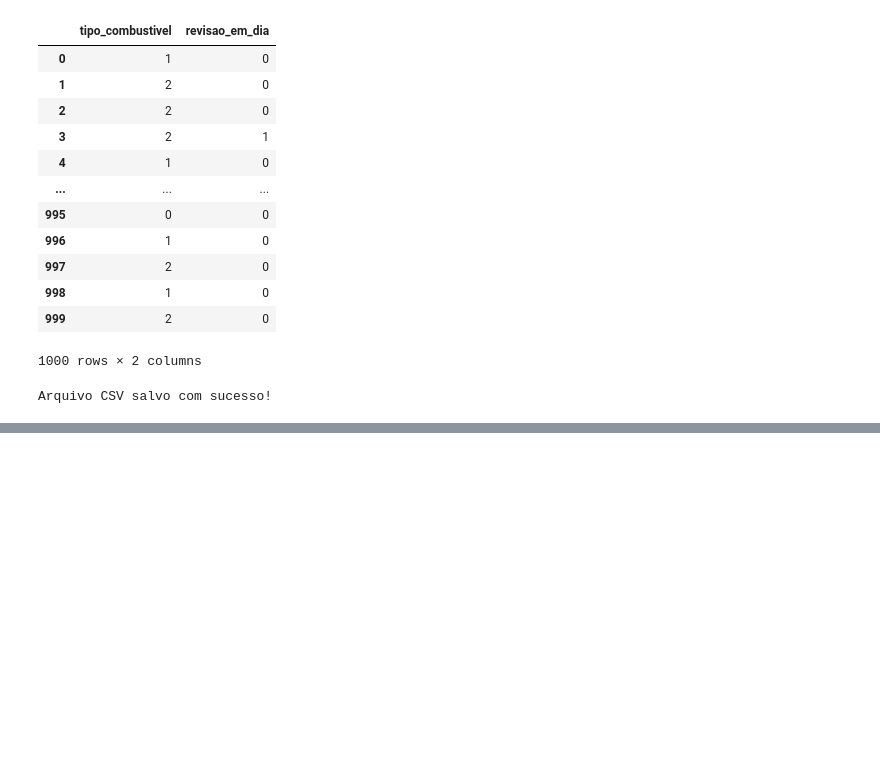
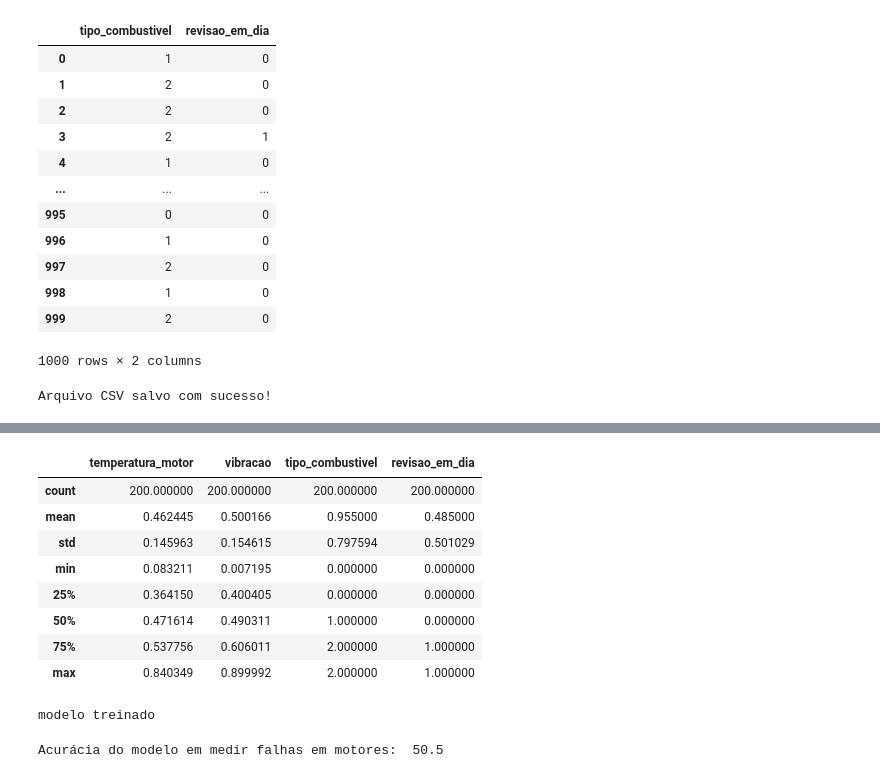
Before and after one commit to guilhermedmd/Projeto-6-analiseDados, a Jupyter notebook: Projeto_grupo6.ipynb, the cells around one changed output, grey strips where cells are left out. Cells and saved outputs as stored; diff of their text form; code cells hidden in the pictures; blank space fills up the shorter version.

```diff
--- a/Projeto_grupo6.ipynb
+++ b/Projeto_grupo6.ipynb
@@ -240,0 +255,28 @@ x_train, y_test, ytrain, y_test = train_test_split(x,y, test_size=0.2, random_st
+# %%
+x_test[df_col_num] = scaler.transform(x_test[df_col_num])
+x_test.describe()
+# %% [output]
+|  | temperatura_motor | vibracao | tipo_combustivel | revisao_em_dia |
+| count | 200.000000 | 200.000000 | 200.000000 | 200.000000 |
+| mean | 0.462445 | 0.500166 | 0.955000 | 0.485000 |
+| std | 0.145963 | 0.154615 | 0.797594 | 0.501029 |
+| min | 0.083211 | 0.007195 | 0.000000 | 0.000000 |
+| 25% | 0.364150 | 0.400405 | 0.000000 | 0.000000 |
+| 50% | 0.471614 | 0.490311 | 1.000000 | 0.000000 |
+| 75% | 0.537756 | 0.606011 | 2.000000 | 1.000000 |
+| max | 0.840349 | 0.899992 | 2.000000 | 1.000000 |
+# %%
+from sklearn.linear_model import LogisticRegression
+modelo = LogisticRegression(random_state=seed)
+modelo.fit(x_train, y_train)
+print("modelo treinado")
+# %% [output]
+modelo treinado
+# %%
+from sklearn.metrics import classification_report, accuracy_score
+
+y_pred = modelo.predict(x_test)
+acuracia = accuracy_score(y_test, y_pred)
+print("Acurácia do modelo em medir falhas em motores: ", acuracia*100)
+# %% [output]
+Acurácia do modelo em medir falhas em motores:  50.5
```
Also changed, not shown: parts of 5 cells of this notebook.
